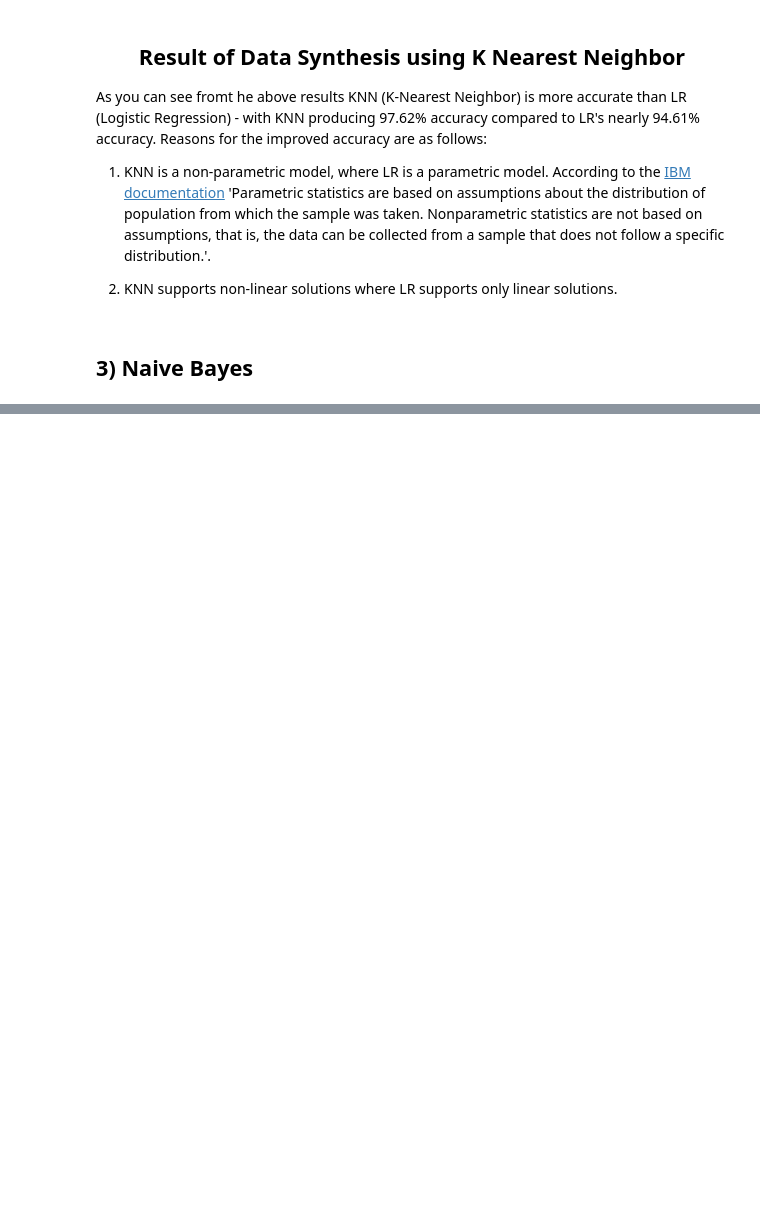
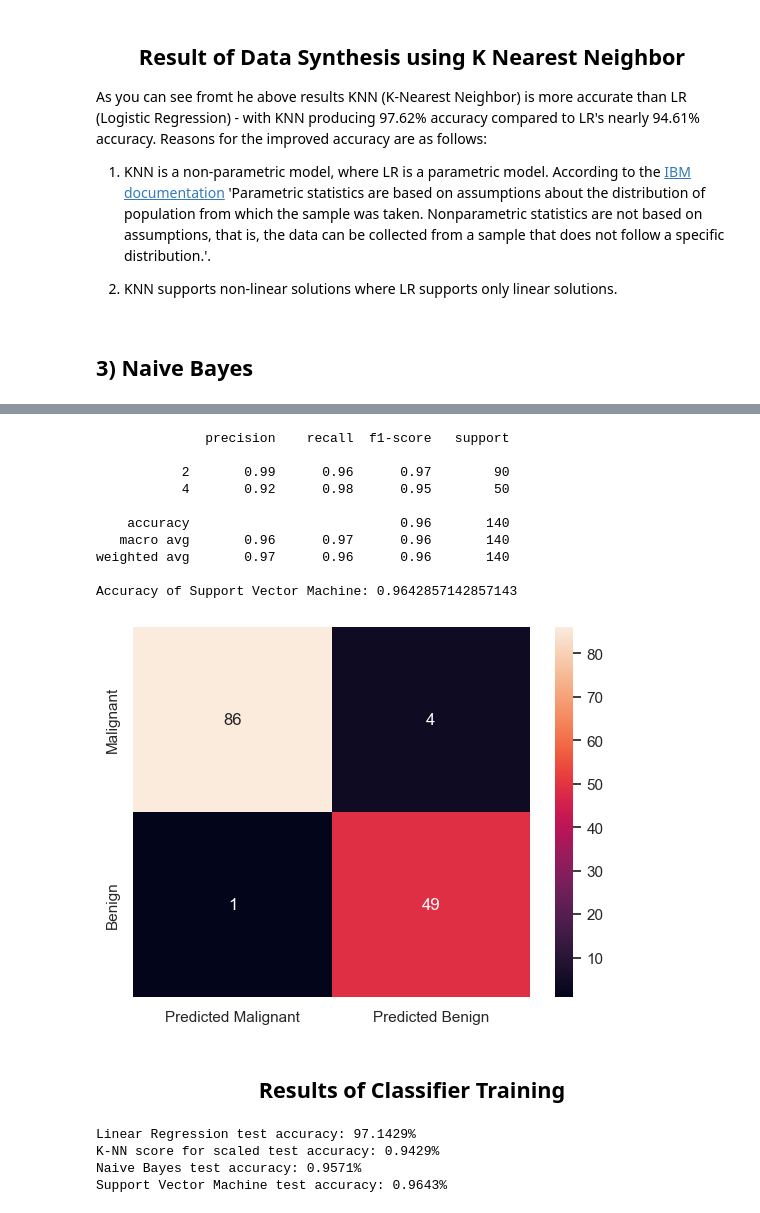
Before and after one commit to SeanE15/Programming_for_data_analysis_II, a Jupyter notebook: Assignment_2_PfDA.ipynb, the cells around one changed output, grey strips where cells are left out. Cells and saved outputs as stored; diff of their text form; code cells hidden in the pictures; blank space fills up the shorter version.

```diff
--- a/Assignment_2_PfDA.ipynb
+++ b/Assignment_2_PfDA.ipynb
@@ -459,6 +447,6 @@ df.replace('?', 5, inplace=True)
 y = df['Class'].values
 X = df.drop('Class', axis=1).values
 # %%
-X_train, X_test, y_train, y_test = mod.train_test_split(X, y, test_size = 0.85, random_state=300)
+X_train, X_test, y_train, y_test = mod.train_test_split(X, y, test_size = 0.2, random_state=20)
 X_train.shape, X_test.shape
 # %% [output]
@@ -588,17 +597,21 @@ As you can see fromt he above results KNN (K-Nearest Neighbor) is more accurate
 ![](https://www.researchgate.net/publication/269671814/figure/fig8/AS:362400005017605@1463414302235/the-Bayesian-Network-for-Wisconsin-breast-cancer.png)
 # %%
-df.Class = [1 if i == "4" else 0 for i in df.Class]
-x = df.drop(["Class"], axis = 1)
-y = df.Class
+# https://medium.com/mlearning-ai/breast-cancer-naive-bayes-7f89942c05fa
+
+features = ["Clump_Thickness", "Cell_Size", "Cell_Shape","Adhesion","Single_Epithelial_Cell_Size","Bare_Nuclei","Bland_Chromatin","Normal_Nucleoli","Mitoses"]
+x = df[features]
+y = df['Class']
 
 from sklearn.model_selection import train_test_split
-x_train, x_test, y_train, y_test = train_test_split(x, y, test_size = 0.3, random_state = 42)
+x_train, x_test, y_train, y_test = train_test_split(x, y, test_size = 0.2, random_state = 20)
 
 #import Naive Bayes from SKlearn
 from sklearn.naive_bayes import GaussianNB
-nb = GaussianNB()
-nb.fit(x_train, y_train)
+gnb = GaussianNB()
+gnb.fit(x_train, y_train)
+
+pred = gnb.predict(x_test)
 
 #print result
-print("Naive Bayes score: %.4f%%'" % nb.score(x_test, y_test))
+print("Naive Bayes test score: %.4f%%'" % accuracy_score(pred, y_test))
 # %% [output]
@@ -606,3 +628,52 @@ Naive Bayes score: 1.0000%'
+# %%
+# https://github.com/nalamidi/Breast-Cancer-Classification-with-Support-Vector-Machine/blob/master/Breast%20Cancer%20Classification.ipynb
+# https://www.datacamp.com/tutorial/svm-classification-scikit-learn-python
+
+#start by calling function
+svc_model = SVC()
+
+#fit SVM moidel to inputs
+svc_model.fit(X_train, y_train)
+
+#create y predict for svm test
+y_predict = svc_model.predict(X_test)
+
+#store numpy array of confusion matrix in 'cm2' as confusion matrix was used above.
+cm2 = np.array(confusion_matrix(y_test, y_predict, labels=[2,4]))
+
+#create pandas dataframe to show output of results. Classify results as cancerous or not and predicted healthy or not.
+confusion = pd.DataFrame(cm2, index=['Malignant', 'Benign'], columns=['Predicted Malignant','Predicted Benign'])
+
+#print heatmap
+sns.heatmap(confusion, annot=True)
+
+#print classification report
+print(classification_report(y_test, y_predict))
+print("Accuracy of Support Vector Machine:",metrics.accuracy_score(y_test, y_predict))
+# %% [output]
+              precision    recall  f1-score   support
+
+           2       0.99      0.96      0.97        90
+           4       0.92      0.98      0.95        50
+
+    accuracy                           0.96       140
+   macro avg       0.96      0.97      0.96       140
+weighted avg       0.97      0.96      0.96       140
+
+Accuracy of Support Vector Machine: 0.9642857142857143
+[figure, added]
+# %% [markdown]
+## <div align="center"><b> Results of Classifier Training<b></div>
+# %%
+print("Linear Regression test accuracy: %.4f%%" % (result*100.0))
+print('K-NN score for scaled test accuracy: %.4f%%' % knn_model_2.score(Xs_test, y_test))
+print("Naive Bayes test accuracy: %.4f%%" % accuracy_score(pred, y_test))
+print("Support Vector Machine test accuracy: %.4f%%" % metrics.accuracy_score(y_test, y_predict))
+# %% [output]
+Linear Regression test accuracy: 97.1429%
+K-NN score for scaled test accuracy: 0.9429%
+Naive Bayes test accuracy: 0.9571%
+Support Vector Machine test accuracy: 0.9643%
 # %% [markdown]
 ## <div align="center"><b> References<b></div>
 
```
Also changed, not shown: parts of 19 cells of this notebook.
